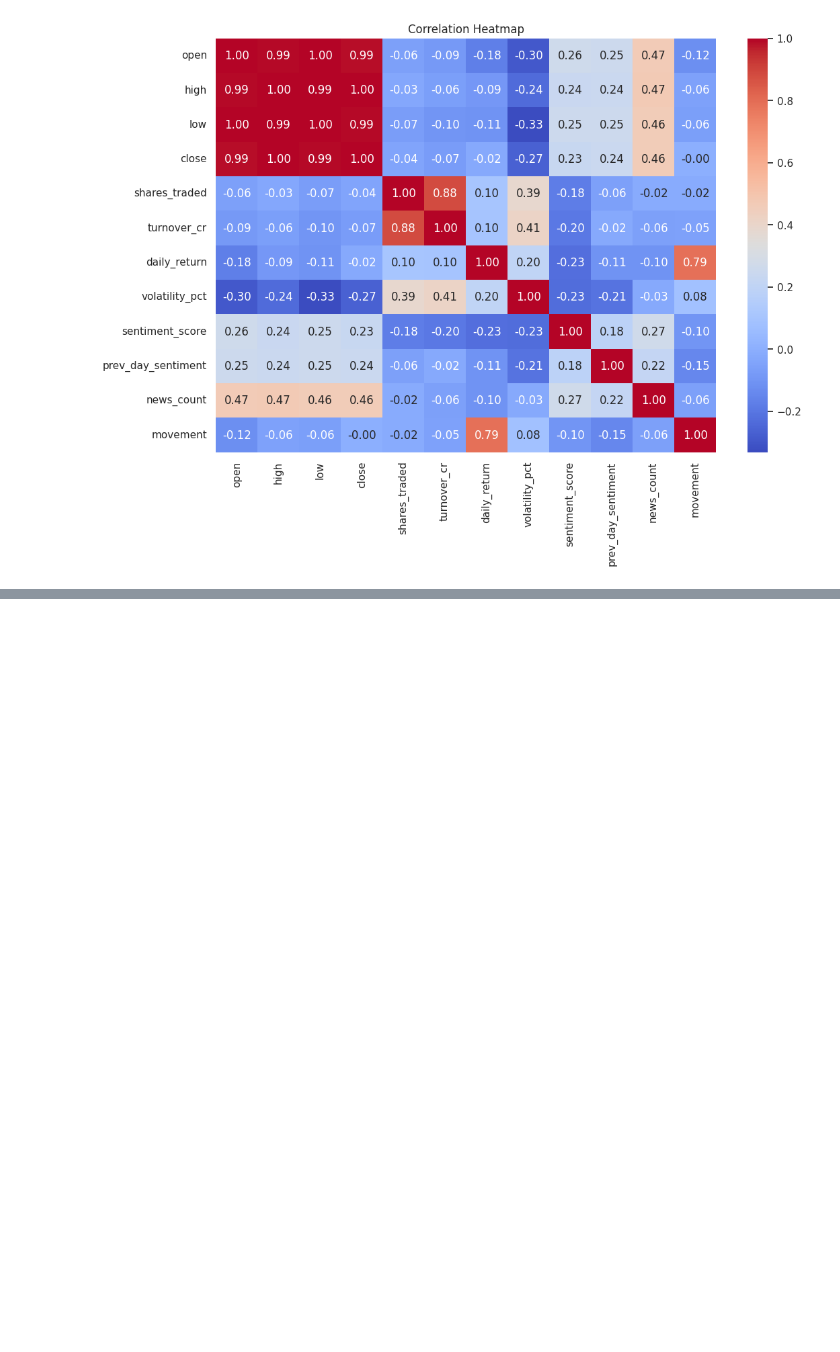
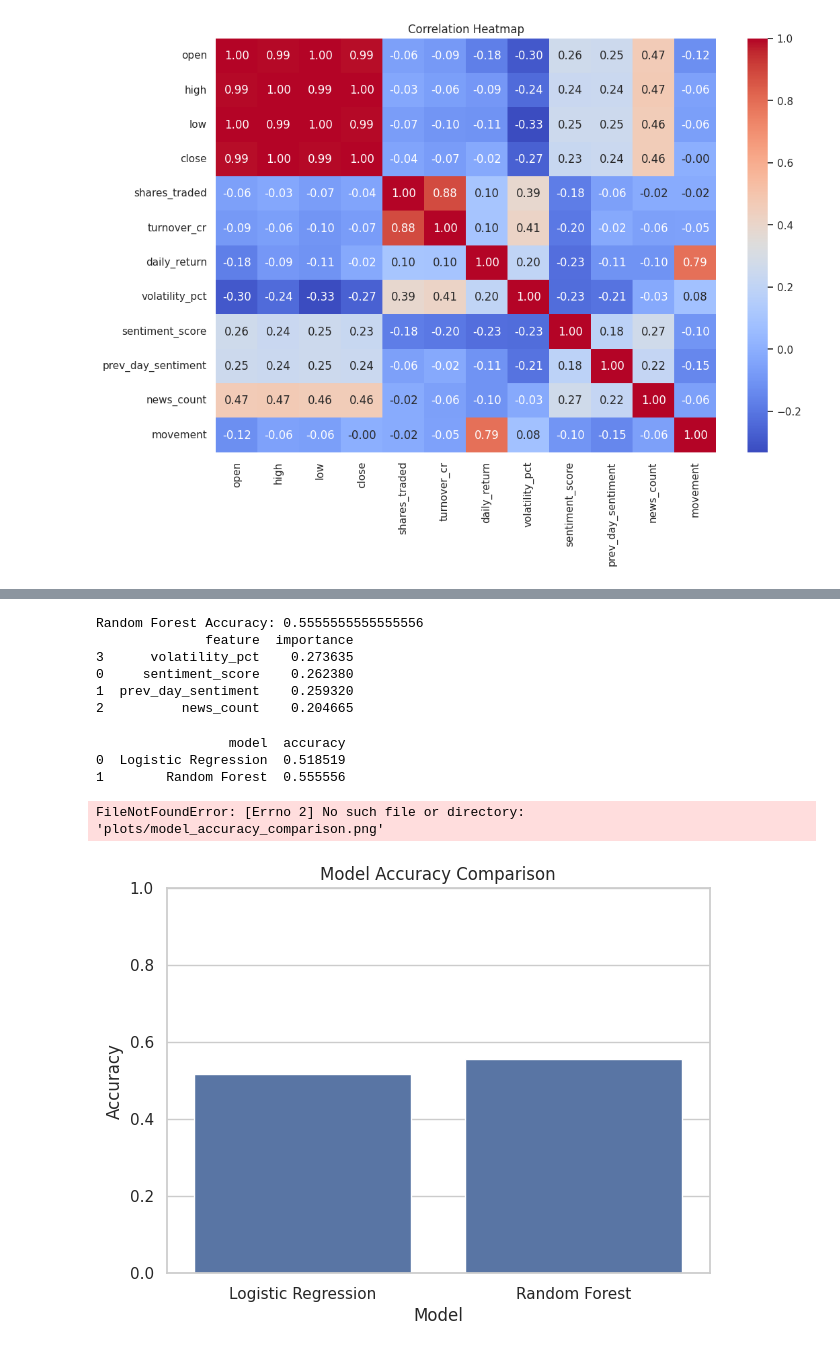
Before and after one commit to bichelSood/stock-market-news-sentiment-prediction, a Jupyter notebook: notebooks/01_analysis.ipynb, the cells around one changed output, grey strips where cells are left out. Cells and saved outputs as stored; diff of their text form; code cells hidden in the pictures; blank space fills up the shorter version.

```diff
--- a/notebooks/01_analysis.ipynb
+++ b/notebooks/01_analysis.ipynb
@@ -490,0 +557,11 @@ plt.show()
+# %%
+rf_pred = rf_model.predict(X_test)
+# %%
+rf_accuracy = accuracy_score(y_test, rf_pred)
+
+print("Random Forest Accuracy:", rf_accuracy)
+print("\nClassification Report:")
+print(classification_report(y_test, rf_pred))
+
+print("\nConfusion Matrix:")
+print(confusion_matrix(y_test, rf_pred))
@@ -490,0 +609,33 @@ plt.show()
+# %%
+print("Random Forest Accuracy:", rf_accuracy)
+print(feature_importance)
+# %% [output]
+Random Forest Accuracy: 0.5555555555555556
+              feature  importance
+3      volatility_pct    0.273635
+0     sentiment_score    0.262380
+1  prev_day_sentiment    0.259320
+2          news_count    0.204665
+# %%
+model_results = pd.DataFrame({
+    'model': ['Logistic Regression', 'Random Forest'],
+    'accuracy': [accuracy, rf_accuracy]
+})
+
+print(model_results)
+# %% [output]
+                 model  accuracy
+0  Logistic Regression  0.518519
+1        Random Forest  0.555556
+# %%
+plt.figure(figsize=(7, 5))
+sns.barplot(data=model_results, x='model', y='accuracy')
+plt.ylim(0, 1)
+plt.title('Model Accuracy Comparison')
+plt.xlabel('Model')
+plt.ylabel('Accuracy')
+plt.savefig('plots/model_accuracy_comparison.png', dpi=300, bbox_inches='tight')
+plt.show()
+# %% [output]
+FileNotFoundError: [Errno 2] No such file or directory: 'plots/model_accuracy_comparison.png'
+[figure, added]
```
Also changed, not shown: parts of 17 cells of this notebook.
